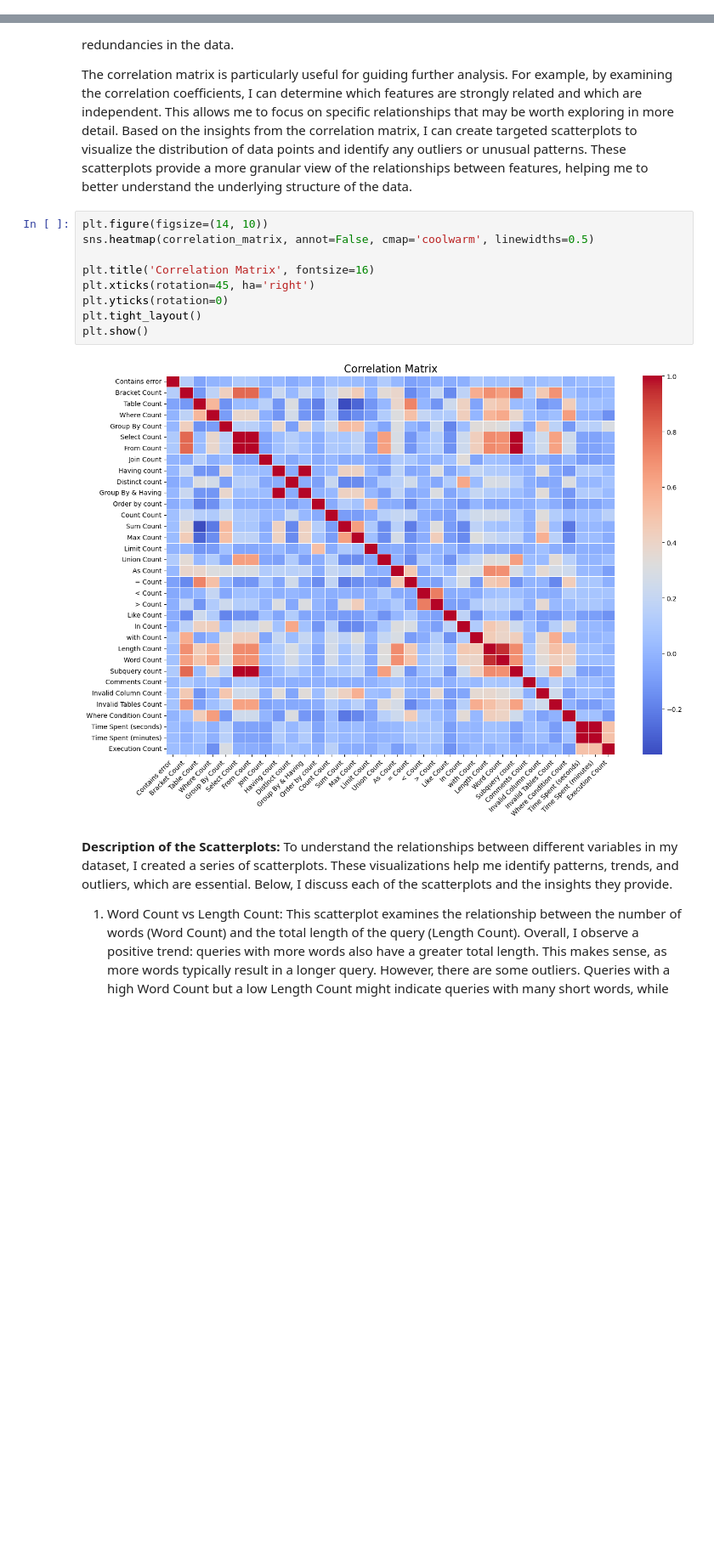
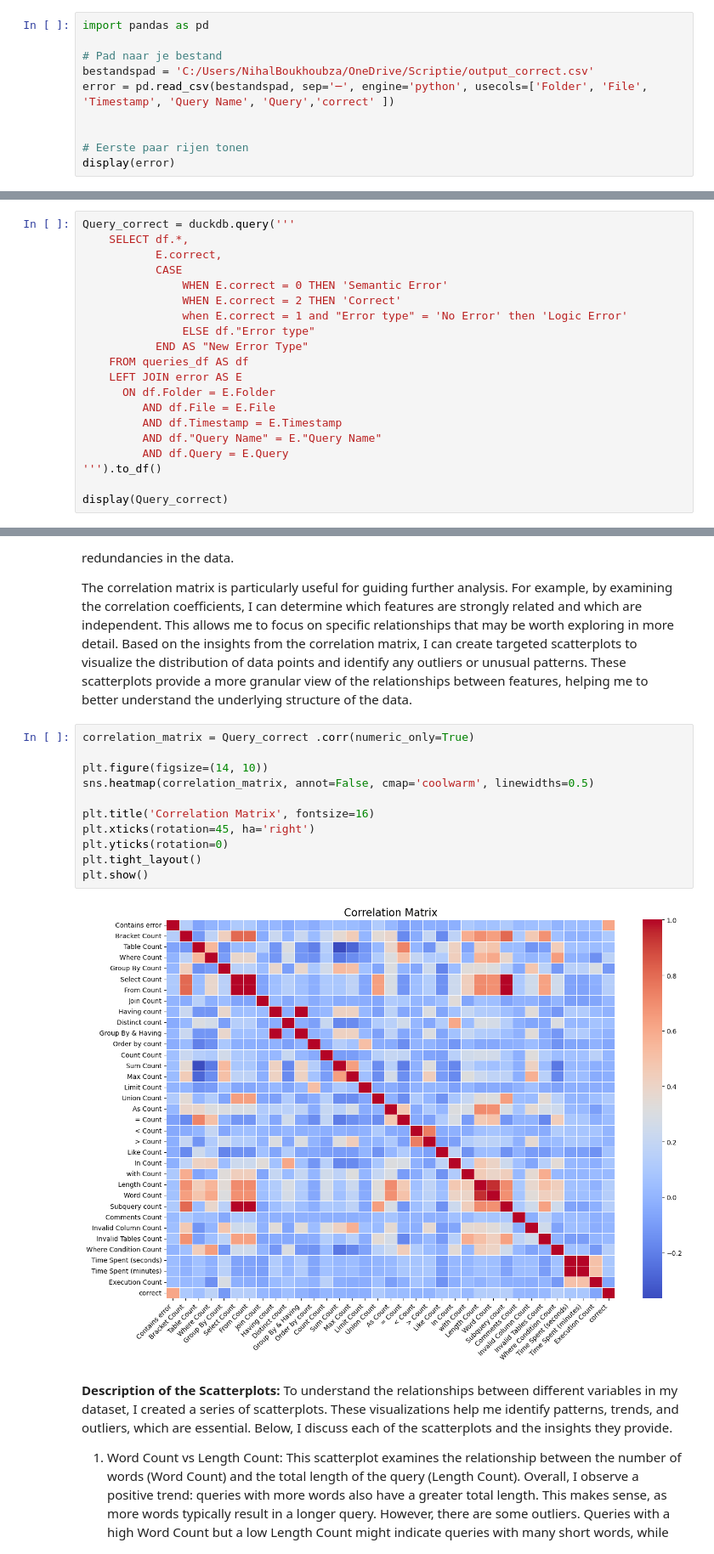
Before and after one commit to NihalBou14/Scriptie, a Jupyter notebook: Exploratory Data Analysis.ipynb, the cells around one changed output, grey strips where cells are left out. Shown at 85% size. Saved outputs shown, nothing was run; the diff lists cells and outputs as text; blank space fills up the shorter version.

```diff
--- a/Exploratory Data Analysis.ipynb
+++ b/Exploratory Data Analysis.ipynb
@@ -234,0 +243,10 @@ display(queries_df)
+# %%
+import pandas as pd
+
+# Pad naar je bestand
+bestandspad = 'C:/Users/NihalBoukhoubza/OneDrive/Scriptie/output_correct.csv'
+error = pd.read_csv(bestandspad, sep='─', engine='python', usecols=['Folder', 'File', 'Timestamp', 'Query Name', 'Query','correct' ])
+
+
+# Eerste paar rijen tonen
+display(error)
@@ -475,3 +507,23 @@ print(f"CSV file successfully saved at: {csv_output_path}")
 | 4235 | submissions_week4 | pp9.py | 2020-12-09 12:44:31 | 4_3 | SELECT DISTINCT x.sName, x.city F... | 0 | No Error |  | ... |
 4236 rows × 41 columns
 CSV file successfully saved at: C:/Users/NihalBoukhoubza/OneDrive/Scriptie/query_analysis_with_time_and_execution_count.csv
+# %%
+Query_correct = duckdb.query('''
+    SELECT df.*,
+           E.correct,
+           CASE
+               WHEN E.correct = 0 THEN 'Semantic Error'
+               WHEN E.correct = 2 THEN 'Correct'
+               when E.correct = 1 and "Error type" = 'No Error' then 'Logic Error'
+               ELSE df."Error type"
+           END AS "New Error Type"
+    FROM queries_df AS df
+    LEFT JOIN error AS E
+      ON df.Folder = E.Folder
+         AND df.File = E.File
+         AND df.Timestamp = E.Timestamp
+         AND df."Query Name" = E."Query Name"
+         AND df.Query = E.Query
+''').to_df()
+
+display(Query_correct)
@@ -718,16 +860,18 @@ To gain a deeper understanding of the relationships between different types of f
 
 The correlation matrix is particularly useful for guiding further analysis. For example, by examining the correlation coefficients, I can determine which features are strongly related and which are independent. This allows me to focus on specific relationships that may be worth exploring in more detail. Based on the insights from the correlation matrix, I can create targeted scatterplots to visualize the distribution of data points and identify any outliers or unusual patterns. These scatterplots provide a more granular view of the relationships between features, helping me to better understand the underlying structure of the data.
 # %%
+correlation_matrix = Query_correct .corr(numeric_only=True)
+
 plt.figure(figsize=(14, 10))
 sns.heatmap(correlation_matrix, annot=False, cmap='coolwarm', linewidths=0.5)
 
 plt.title('Correlation Matrix', fontsize=16)
 plt.xticks(rotation=45, ha='right')
 plt.yticks(rotation=0)
 plt.tight_layout()
 plt.show()
 # %% [output]
-[figure, old version]
+[figure, new version]
 # %% [markdown]
 **Description of the Scatterplots:**
 To understand the relationships between different variables in my dataset, I created a series of scatterplots. These visualizations help me identify patterns, trends, and outliers, which are essential. Below, I discuss each of the scatterplots and the insights they provide.
```
Also changed, not shown: parts of 79 cells of this notebook.
